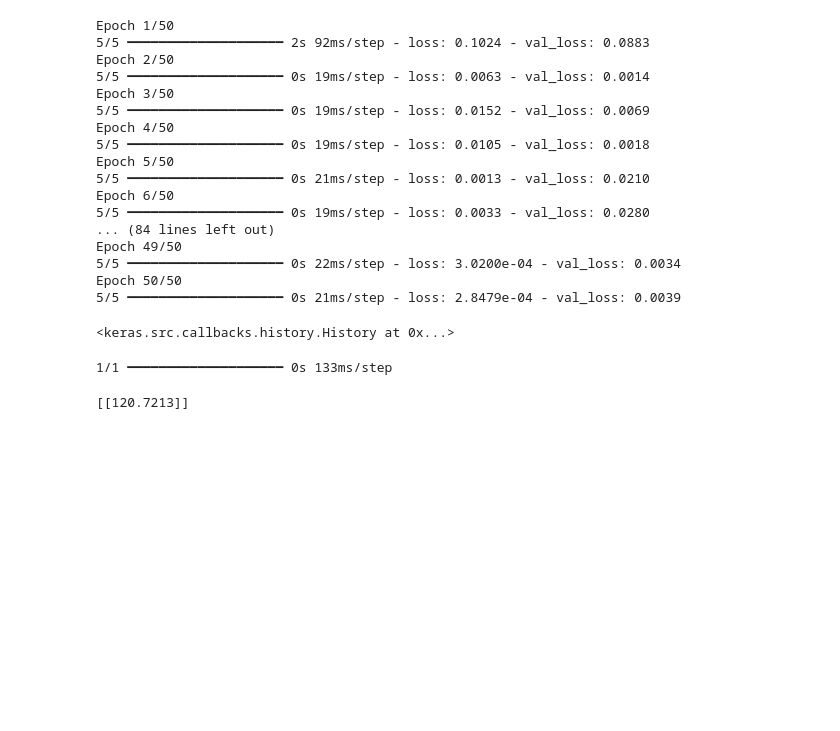
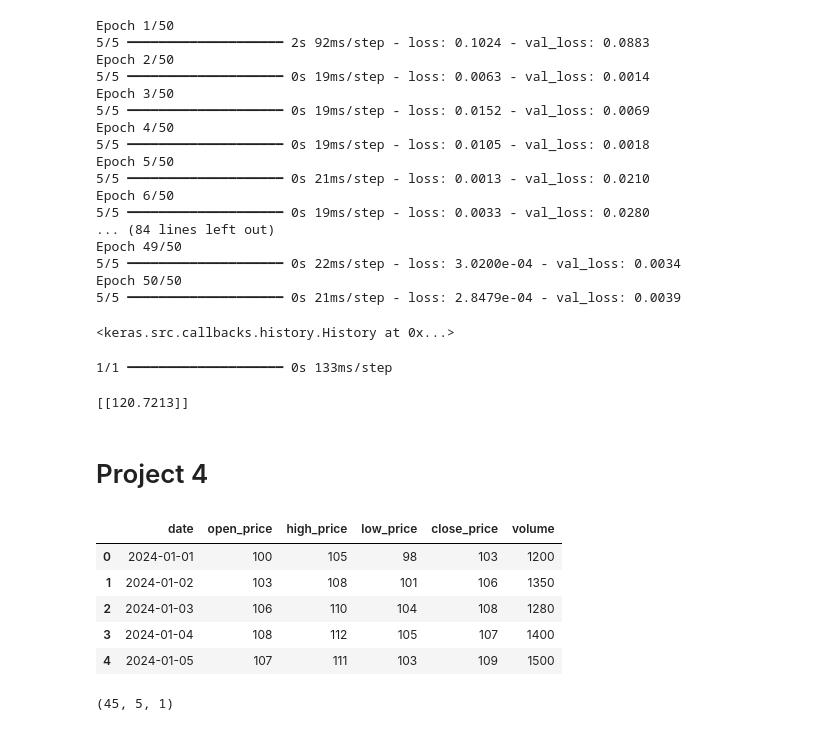
Before and after one commit to fathimamina/ai-ml-learning-journal, a Jupyter notebook: RNN/timeseriesRNN.ipynb, the cells around one changed output. Saved outputs shown, nothing was run; the diff lists cells and outputs as text; code cells hidden in the pictures; blank space fills up the shorter version.

```diff
--- a/RNN/timeseriesRNN.ipynb
+++ b/RNN/timeseriesRNN.ipynb
@@ -430,3 +430,5 @@ next_prices = scaler.inverse_transform(next_scaled)
 print(next_prices)
 # %% [output]
 [[120.7213]]
+# %% [markdown]
+# Project 4
@@ -432,0 +444,11 @@ print(next_prices)
+# %%
+df = pd.DataFrame(stock_data)
+# %%
+df.head()
+# %% [output]
+|  | date | open_price | high_price | low_price | close_price | volume |
+| 0 | 2024-01-01 | 100 | 105 | 98 | 103 | 1200 |
+| 1 | 2024-01-02 | 103 | 108 | 101 | 106 | 1350 |
+| 2 | 2024-01-03 | 106 | 110 | 104 | 108 | 1280 |
+| 3 | 2024-01-04 | 108 | 112 | 105 | 107 | 1400 |
+| 4 | 2024-01-05 | 107 | 111 | 103 | 109 | 1500 |
@@ -432,0 +471,4 @@ print(next_prices)
+# %%
+X.shape
+# %% [output]
+(45, 5, 1)
```
Also changed, not shown: parts of 12 cells of this notebook, 4 other files.
